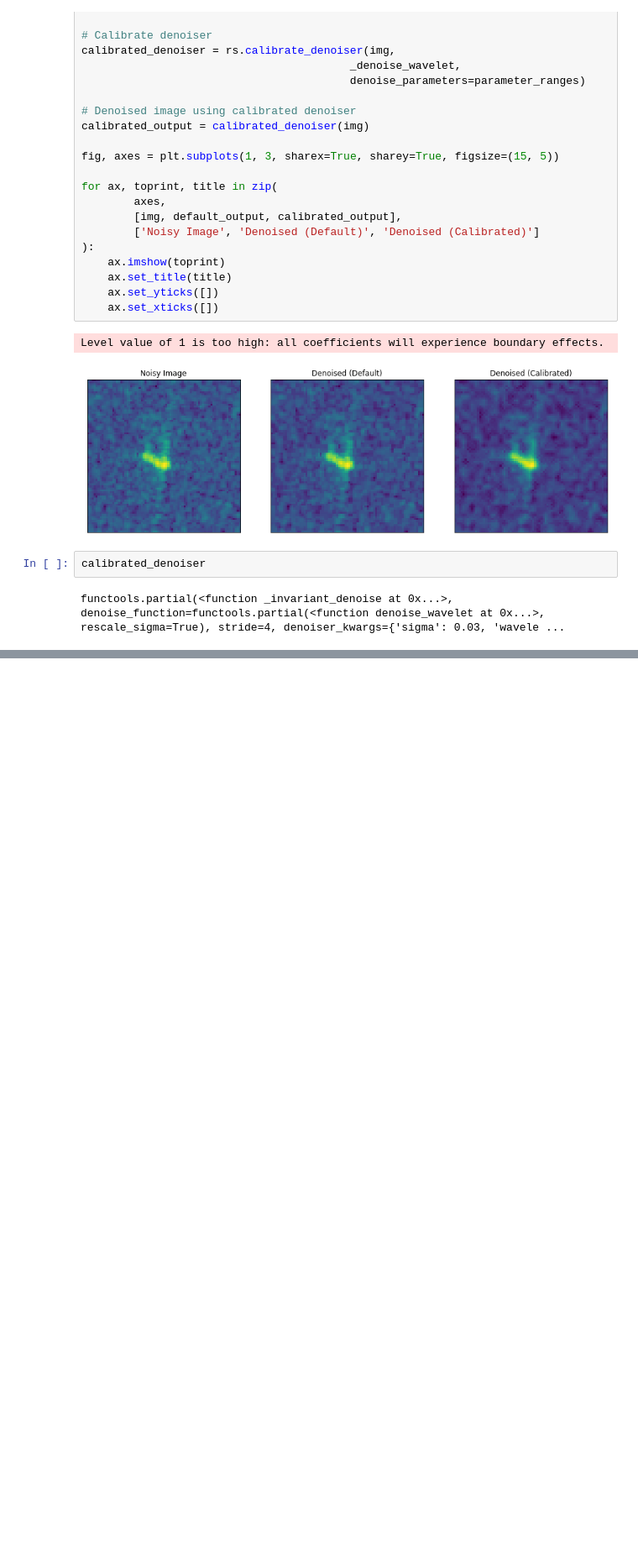
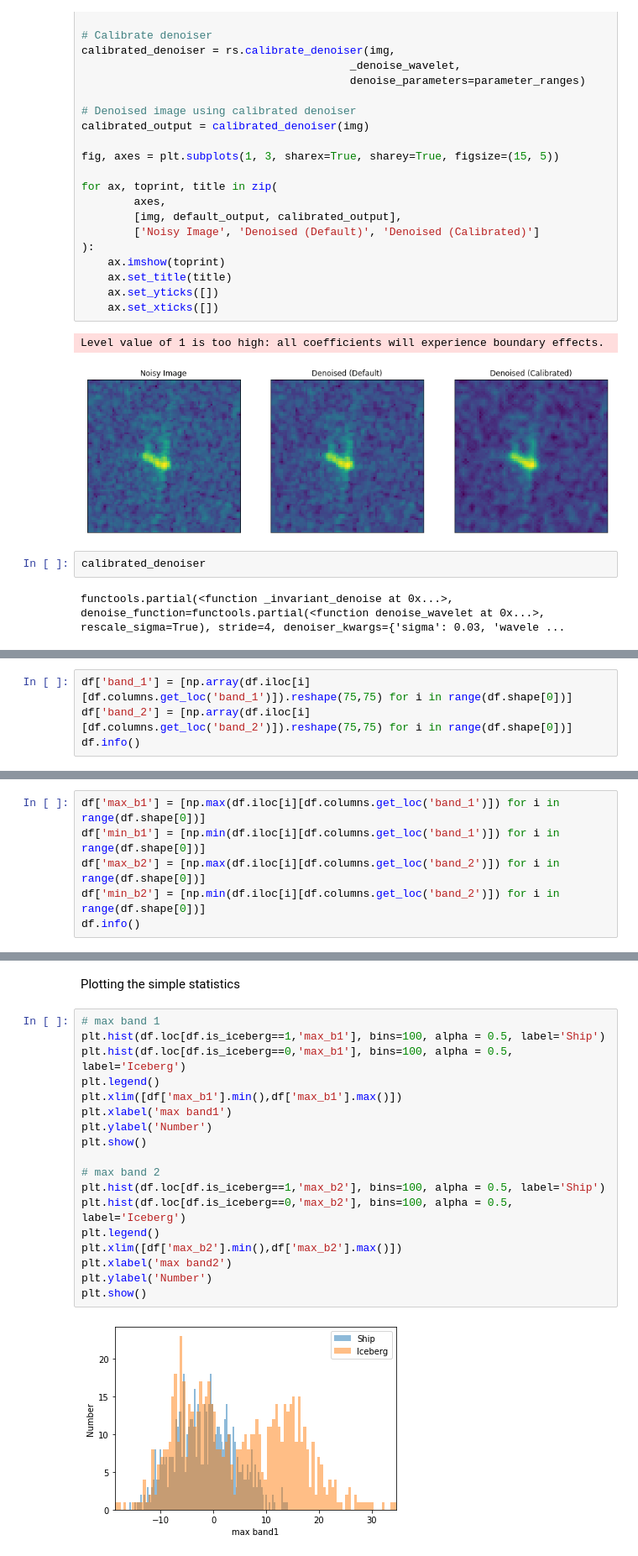
Before and after one commit to tboussaid/projet-i2e, a Jupyter notebook: project.ipynb, the cells around one changed output, grey strips where cells are left out. Shown at 84% size. Saved outputs shown, nothing was run; the diff lists cells and outputs as text; blank space fills up the shorter version.

```diff
--- a/project.ipynb
+++ b/project.ipynb
@@ -243,0 +247,4 @@ functools.partial(<function _invariant_denoise at 0x...>, denoise_function=funct
+# %%
+df['band_1'] = [np.array(df.iloc[i][df.columns.get_loc('band_1')]).reshape(75,75) for i in range(df.shape[0])]
+df['band_2'] = [np.array(df.iloc[i][df.columns.get_loc('band_2')]).reshape(75,75) for i in range(df.shape[0])]
+df.info()
@@ -243,0 +264,6 @@ functools.partial(<function _invariant_denoise at 0x...>, denoise_function=funct
+# %%
+df['max_b1'] = [np.max(df.iloc[i][df.columns.get_loc('band_1')]) for i in range(df.shape[0])]
+df['min_b1'] = [np.min(df.iloc[i][df.columns.get_loc('band_1')]) for i in range(df.shape[0])]
+df['max_b2'] = [np.max(df.iloc[i][df.columns.get_loc('band_2')]) for i in range(df.shape[0])]
+df['min_b2'] = [np.min(df.iloc[i][df.columns.get_loc('band_2')]) for i in range(df.shape[0])]
+df.info()
@@ -243,0 +287,22 @@ functools.partial(<function _invariant_denoise at 0x...>, denoise_function=funct
+# %% [markdown]
+Plotting the simple statistics
+# %%
+# max band 1
+plt.hist(df.loc[df.is_iceberg==1,'max_b1'], bins=100, alpha = 0.5, label='Ship')
+plt.hist(df.loc[df.is_iceberg==0,'max_b1'], bins=100, alpha = 0.5, label='Iceberg')
+plt.legend()
+plt.xlim([df['max_b1'].min(),df['max_b1'].max()])
+plt.xlabel('max band1')
+plt.ylabel('Number')
+plt.show()
+
+# max band 2
+plt.hist(df.loc[df.is_iceberg==1,'max_b2'], bins=100, alpha = 0.5, label='Ship')
+plt.hist(df.loc[df.is_iceberg==0,'max_b2'], bins=100, alpha = 0.5, label='Iceberg')
+plt.legend()
+plt.xlim([df['max_b2'].min(),df['max_b2'].max()])
+plt.xlabel('max band2')
+plt.ylabel('Number')
+plt.show()
+# %% [output]
+[figure, added]
```
Also changed, not shown: parts of 13 cells of this notebook.
